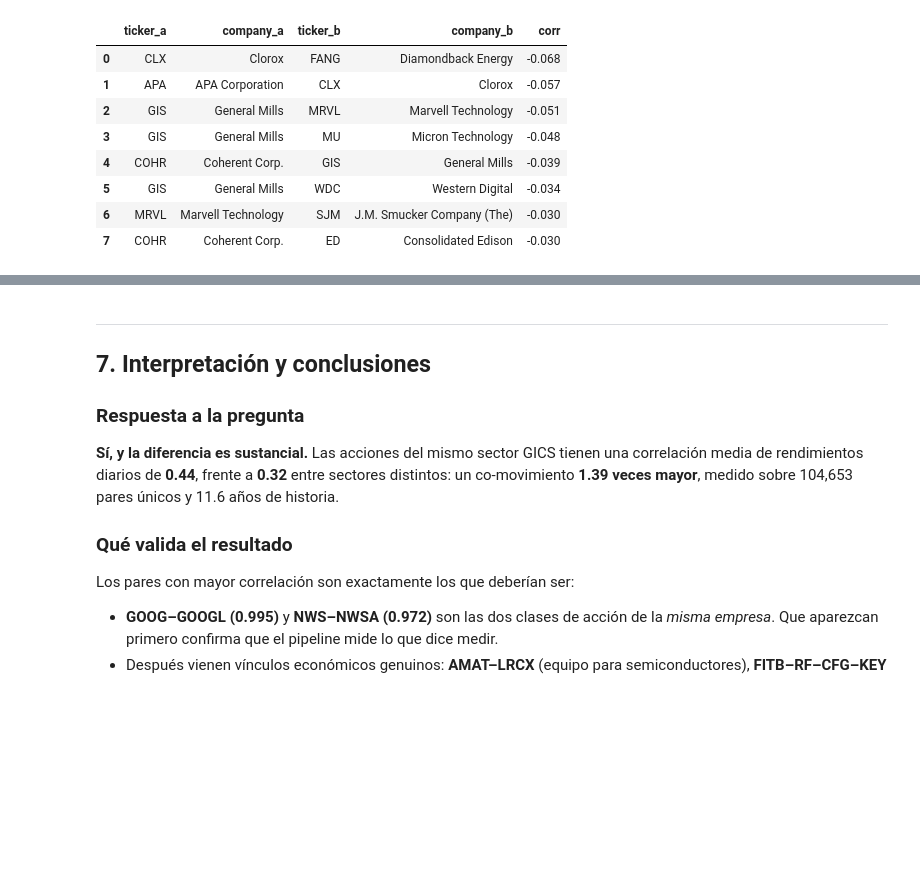
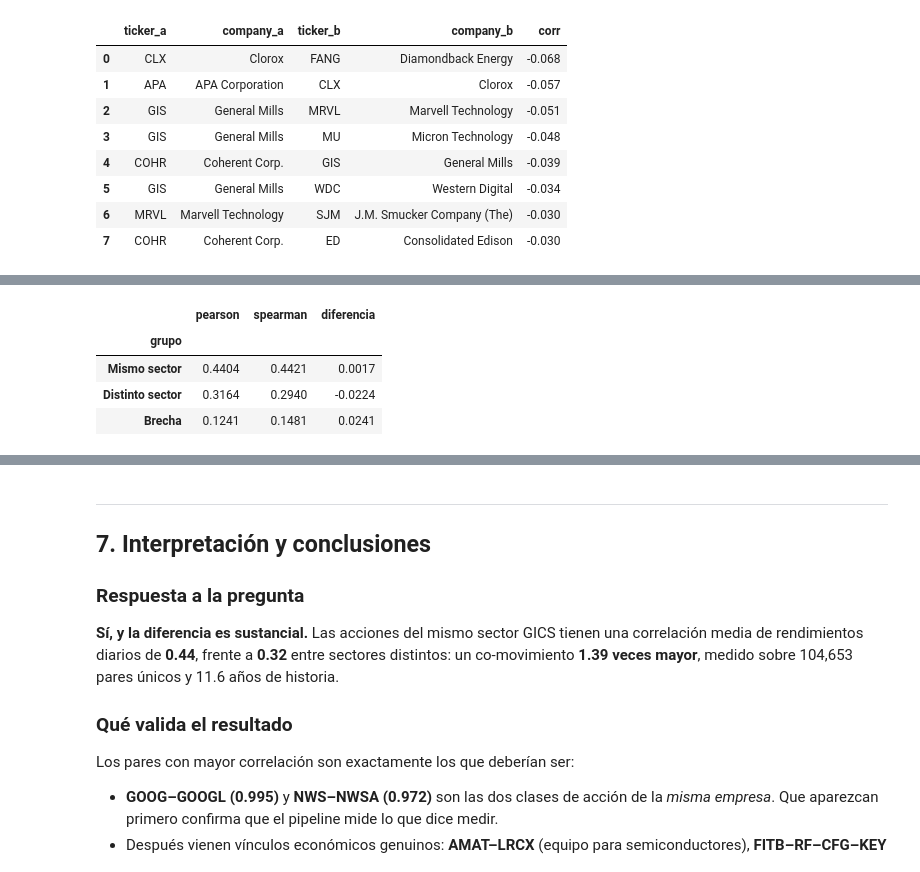
Before and after one commit to 0263389/datos-masivos-correlacion-sp500, a Jupyter notebook: notebooks/01_entregable1.ipynb, the cells around one changed output, grey strips where cells are left out. Saved outputs shown, nothing was run; the diff lists cells and outputs as text; code cells hidden in the pictures; blank space fills up the shorter version.

```diff
--- a/notebooks/01_entregable1.ipynb
+++ b/notebooks/01_entregable1.ipynb
@@ -647,0 +795,9 @@ Los pares MENOS correlacionados (mayor beneficio de diversificacion):
+# %%
+comparacion_metodos, diferencias = analysis.compare_methods(rendimientos, constituyentes)
+comparacion_metodos.round(4)
+# %% [output]
+|  | pearson | spearman | diferencia |
+| grupo |  |  |  |
+| Mismo sector | 0.4404 | 0.4421 | 0.0017 |
+| Distinto sector | 0.3164 | 0.2940 | -0.0224 |
+| Brecha | 0.1241 | 0.1481 | 0.0241 |
```
Also changed, not shown: parts of 22 cells of this notebook, 2 other files.
